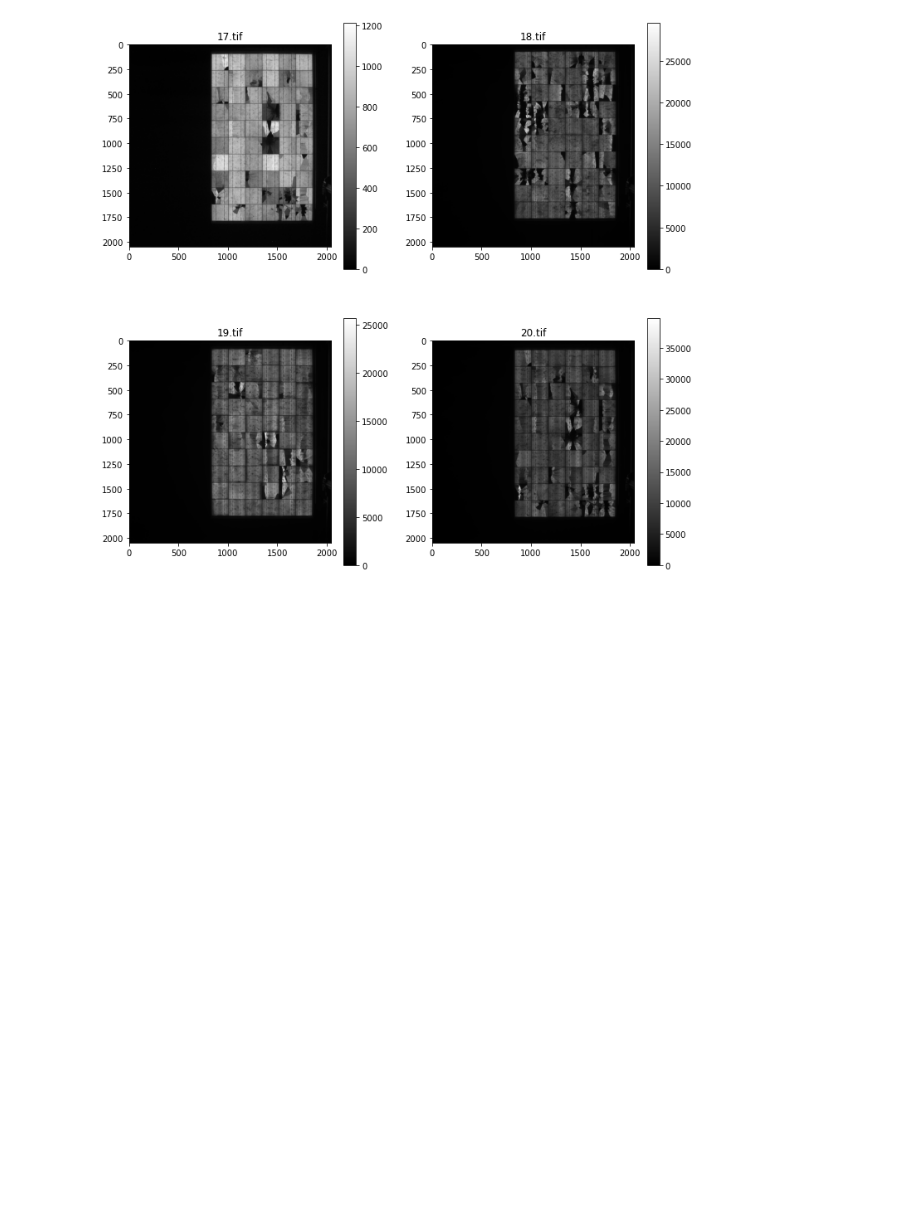
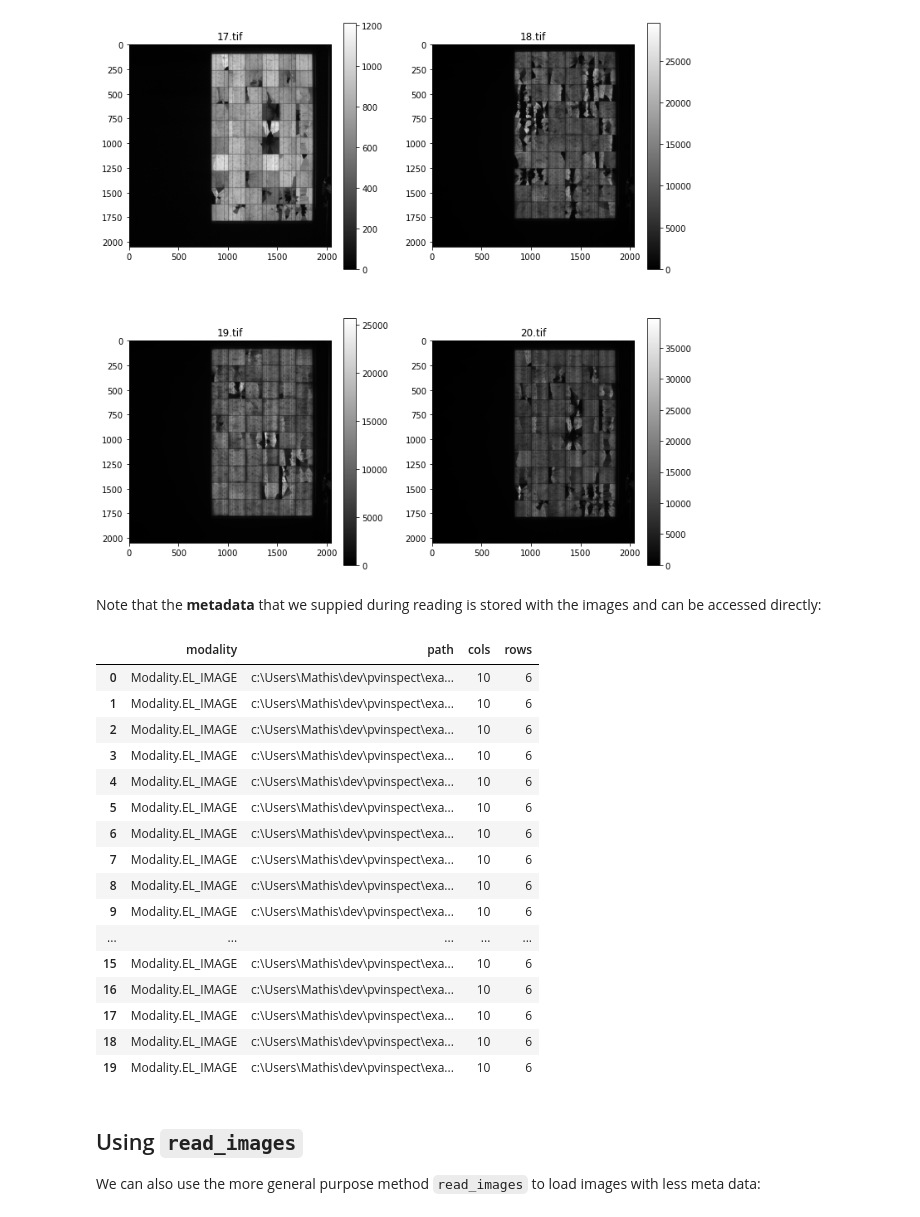
Before and after one commit to ma0ho/pvinspect, a Jupyter notebook: examples/20191220_read-data.ipynb, the cells around one changed output. Drawn from its saved outputs; the diff is of its cells as text; code cells hidden in the pictures; blank space fills up the shorter version.

````diff
--- a/examples/20191220_read-data.ipynb
+++ b/examples/20191220_read-data.ipynb
@@ -11,5 +13,5 @@ from pvinspect.data import EL_IMAGE, io
 # %%
-imgs = io.read_module_images('../pvinspect/data/datasets/20191219_poly10x6', EL_IMAGE, same_camera=True, cols=10, rows=6)
+imgs = pv.data.io.read_module_images('../pvinspect/data/datasets/20191219_poly10x6', pv.data.EL_IMAGE, same_camera=True, cols=10, rows=6)
 # %% [markdown]
 We can now proceed with the resulting [```ModuleImageSequence```](https://ma0ho.github.io/pvinspect/data/image.html#pvinspect.data.image.ModuleImageSequence)..:
 # %%
@@ -24,3 +26,29 @@ len(imgs)
 imgs.tail()
 # %% [output]
 [figure]
+# %% [markdown]
+Note that the **metadata** that we suppied during reading is stored with the images and can be accessed directly:
+# %%
+imgs.meta_to_pandas()
+# %% [output]
+|  | modality | path | cols | rows |
+| 0 | Modality.EL_IMAGE | c:\Users\Mathis\dev\pvinspect\exa... | 10 | 6 |
+| 1 | Modality.EL_IMAGE | c:\Users\Mathis\dev\pvinspect\exa... | 10 | 6 |
+| 2 | Modality.EL_IMAGE | c:\Users\Mathis\dev\pvinspect\exa... | 10 | 6 |
+| 3 | Modality.EL_IMAGE | c:\Users\Mathis\dev\pvinspect\exa... | 10 | 6 |
+| 4 | Modality.EL_IMAGE | c:\Users\Mathis\dev\pvinspect\exa... | 10 | 6 |
+| 5 | Modality.EL_IMAGE | c:\Users\Mathis\dev\pvinspect\exa... | 10 | 6 |
+| 6 | Modality.EL_IMAGE | c:\Users\Mathis\dev\pvinspect\exa... | 10 | 6 |
+| 7 | Modality.EL_IMAGE | c:\Users\Mathis\dev\pvinspect\exa... | 10 | 6 |
+| 8 | Modality.EL_IMAGE | c:\Users\Mathis\dev\pvinspect\exa... | 10 | 6 |
+| 9 | Modality.EL_IMAGE | c:\Users\Mathis\dev\pvinspect\exa... | 10 | 6 |
+| ... | ... | ... | ... | ... |
+| 15 | Modality.EL_IMAGE | c:\Users\Mathis\dev\pvinspect\exa... | 10 | 6 |
+| 16 | Modality.EL_IMAGE | c:\Users\Mathis\dev\pvinspect\exa... | 10 | 6 |
+| 17 | Modality.EL_IMAGE | c:\Users\Mathis\dev\pvinspect\exa... | 10 | 6 |
+| 18 | Modality.EL_IMAGE | c:\Users\Mathis\dev\pvinspect\exa... | 10 | 6 |
+| 19 | Modality.EL_IMAGE | c:\Users\Mathis\dev\pvinspect\exa... | 10 | 6 |
+# %% [markdown]
+## Using `read_images`
+
+We can also use the more general purpose method `read_images` to load images with less meta data:
````
Also changed, not shown: parts of 8 cells of this notebook, 3 other files.
